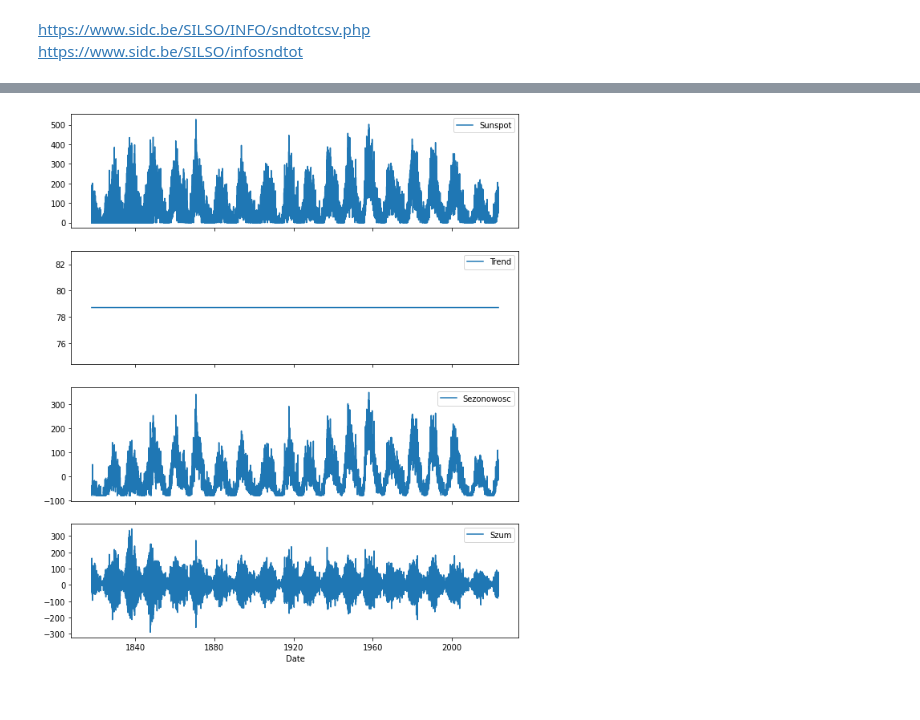
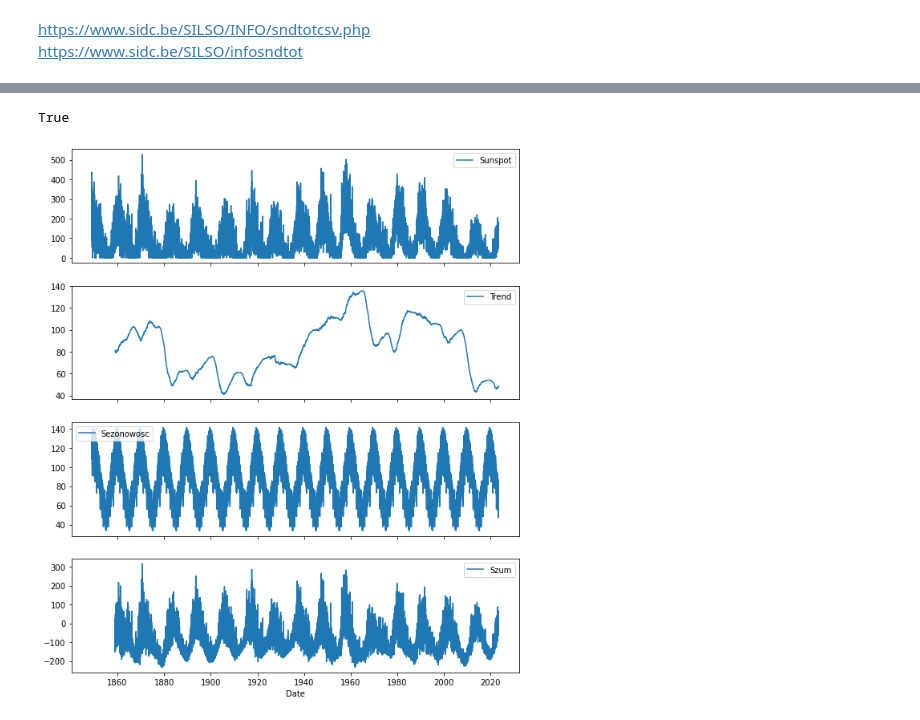
Before and after one commit to yaaqbp/biblioteki_pythona, a Jupyter notebook: 4.ipynb, the cells around one changed output, grey strips where cells are left out. Cells and saved outputs as stored; diff of their text form; code cells hidden in the pictures.

Commit message:
trend done

```diff
--- a/4.ipynb
+++ b/4.ipynb
@@ -30,19 +40,30 @@ residuals = sunspot_series - rolling_mean
+# %%
+df = df[df.year > df[df.daily_sunspot == -1].year.max()]
+# %%
+trend_window = 3650
+trend =  df['daily_sunspot'].rolling(window=trend_window).mean()
+seasonality = df.groupby(np.arange(len(df)) % trend_window)['daily_sunspot'].transform('mean')
+residuals = df['daily_sunspot'] - trend - seasonality
+# %%
+df.daily_sunspot.shape == trend.shape == seasonality.shape
+# %% [output]
+True
 # %%
 fig, axs = plt.subplots(4, 1, figsize=(10, 12), sharex=True)
 
-axs[0].plot(sunspot_series.index, sunspot_series, label='Sunspot')
+axs[0].plot(df.index, df['daily_sunspot'], label='Sunspot')
 axs[0].legend()
 
-axs[1].plot(sunspot_series.index, trend, label='Trend')
+axs[1].plot(df.index, trend, label='Trend')
 axs[1].legend()
 
-axs[2].plot(sunspot_series.index, seasonality, label='Sezonowosc')
+axs[2].plot(df.index, seasonality, label='Sezonowosc')
 axs[2].legend()
 
-axs[3].plot(sunspot_series.index, residuals, label='Szum')
+axs[3].plot(df.index, residuals, label='Szum')
 axs[3].legend()
 
 plt.xlabel('Date')
 plt.show()
 # %% [output]
-[figure, old version]
+[figure, new version]
```
Also changed, not shown: parts of 3 cells of this notebook.
